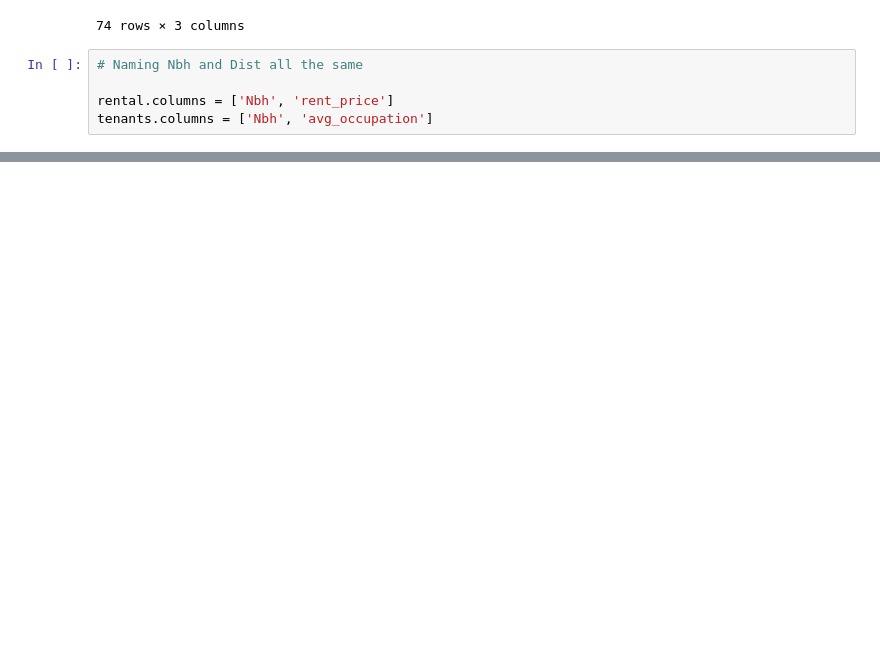
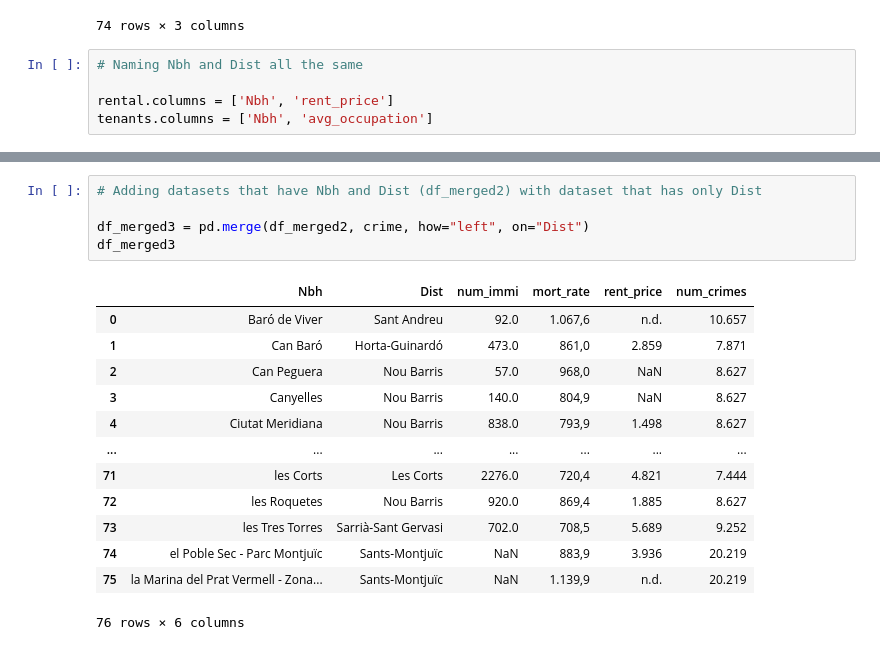
Before and after one commit to ta-data-bcn/Project-Week-2-Barcelona, a Jupyter notebook: your-project/code.ipynb, the cells around one changed output, grey strips where cells are left out. Cells and saved outputs as stored; diff of their text form; blank space fills up the shorter version.

```diff
--- a/your-project/code.ipynb
+++ b/your-project/code.ipynb
@@ -87,0 +134,19 @@ tenants.columns = ['Nbh', 'avg_occupation']
+# %%
+# Adding datasets that have Nbh and Dist (df_merged2) with dataset that has only Dist
+
+df_merged3 = pd.merge(df_merged2, crime, how="left", on="Dist")
+df_merged3
+# %% [output]
+|  | Nbh | Dist | num_immi | mort_rate | rent_price | num_crimes |
+| 0 | Baró de Viver | Sant Andreu | 92.0 | 1.067,6 | n.d. | 10.657 |
+| 1 | Can Baró | Horta-Guinardó | 473.0 | 861,0 | 2.859 | 7.871 |
+| 2 | Can Peguera | Nou Barris | 57.0 | 968,0 | NaN | 8.627 |
+| 3 | Canyelles | Nou Barris | 140.0 | 804,9 | NaN | 8.627 |
+| 4 | Ciutat Meridiana | Nou Barris | 838.0 | 793,9 | 1.498 | 8.627 |
+| ... | ... | ... | ... | ... | ... | ... |
+| 71 | les Corts | Les Corts | 2276.0 | 720,4 | 4.821 | 7.444 |
+| 72 | les Roquetes | Nou Barris | 920.0 | 869,4 | 1.885 | 8.627 |
+| 73 | les Tres Torres | Sarrià-Sant Gervasi | 702.0 | 708,5 | 5.689 | 9.252 |
+| 74 | el Poble Sec - Parc Montjuïc | Sants-Montjuïc | NaN | 883,9 | 3.936 | 20.219 |
+| 75 | la Marina del Prat Vermell - Zona... | Sants-Montjuïc | NaN | 1.139,9 | n.d. | 20.219 |
+76 rows × 6 columns
```
Also changed, not shown: parts of 16 cells of this notebook, 2 other files.
